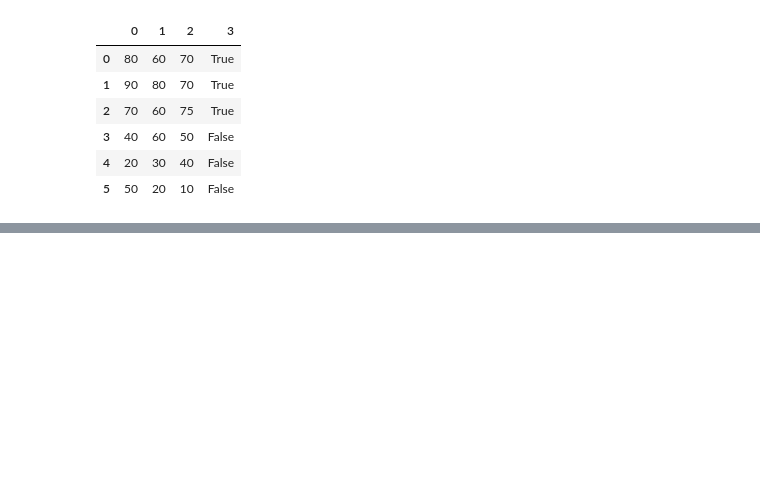
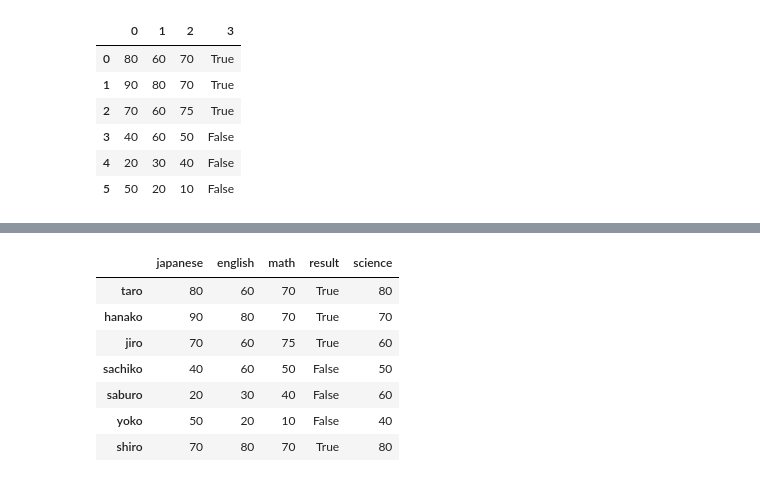
Before and after one commit to Arz55/AI, a Jupyter notebook: Chapter3.ipynb, the cells around one changed output, grey strips where cells are left out. Saved outputs shown, nothing was run; the diff lists cells and outputs as text; code cells hidden in the pictures; blank space fills up the shorter version.

```diff
--- a/Chapter3.ipynb
+++ b/Chapter3.ipynb
@@ -282,3 +282,7 @@ a
 | 3 | 40 | 60 | 50 | False |
 | 4 | 20 | 30 | 40 | False |
 | 5 | 50 | 20 | 10 | False |
+# %%
+a.index=["taro","hanako","jiro","sachiko","saburo","yoko"]
+a.columns=["japanese","english","math","result"]
+a
@@ -284,0 +365,3 @@ a
+# %%
+a.loc["shiro"]=pd.Series([70,80,70,True],index=["japanese","english","math","result"],name="shiro")
+a
@@ -284,0 +377,12 @@ a
+# %%
+a["science"]=[80,70,60,50,60,40,80]
+a
+# %% [output]
+|  | japanese | english | math | result | science |
+| taro | 80 | 60 | 70 | True | 80 |
+| hanako | 90 | 80 | 70 | True | 70 |
+| jiro | 70 | 60 | 75 | True | 60 |
+| sachiko | 40 | 60 | 50 | False | 50 |
+| saburo | 20 | 30 | 40 | False | 60 |
+| yoko | 50 | 20 | 10 | False | 40 |
+| shiro | 70 | 80 | 70 | True | 80 |
```
Also changed, not shown: parts of 16 cells of this notebook.
